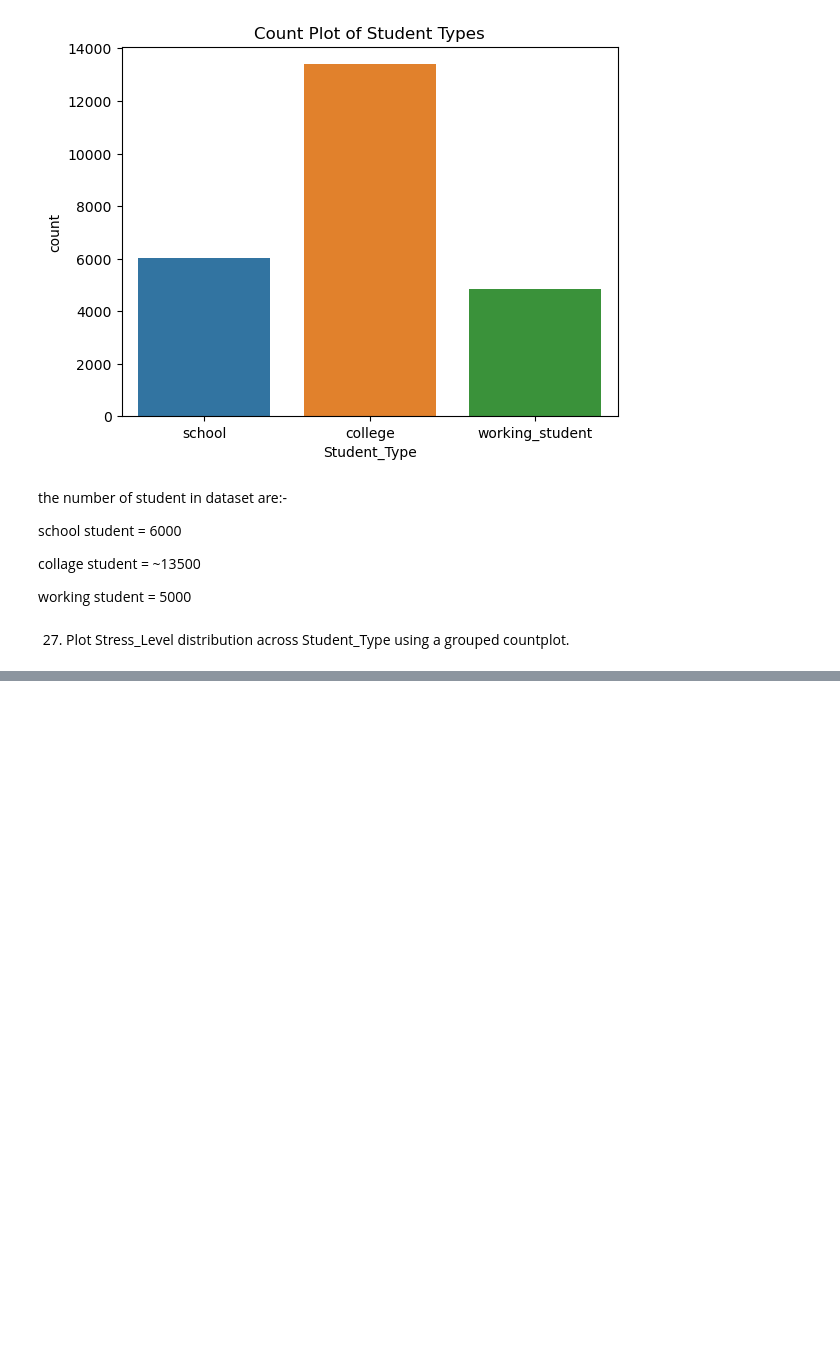
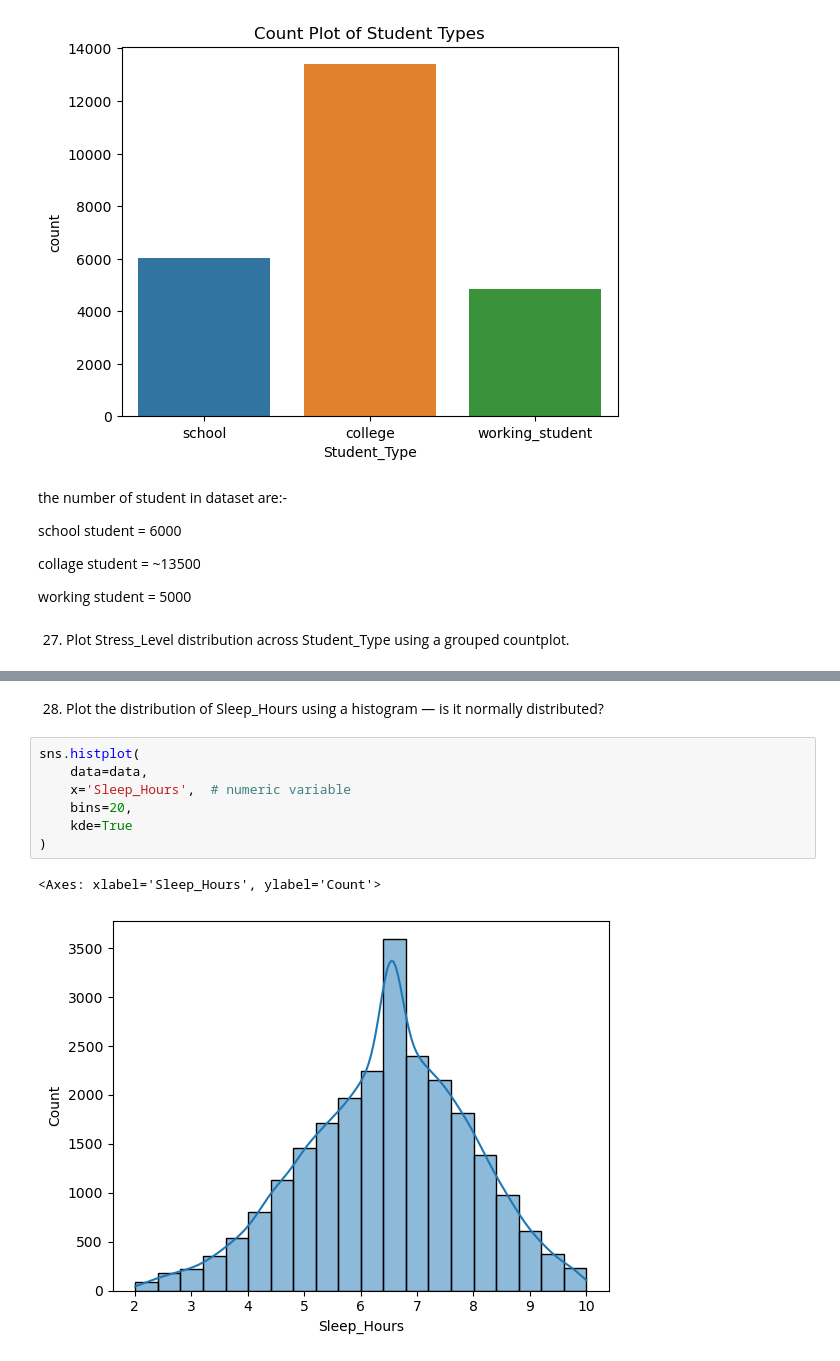
Before and after one commit to bikashsahani/Student-Lifestyle-Analysis, a Jupyter notebook: Student_Lifestyle_Analysis.ipynb, the cells around one changed output, grey strips where cells are left out. Drawn from its saved outputs; the diff is of its cells as text; blank space fills up the shorter version.

```diff
--- a/Student_Lifestyle_Analysis.ipynb
+++ b/Student_Lifestyle_Analysis.ipynb
@@ -548,0 +569,12 @@ working student = 5000
+# %% [markdown]
+28. Plot the distribution of Sleep_Hours using a histogram — is it normally distributed?
+# %%
+sns.histplot(
+    data=data,
+    x='Sleep_Hours',  # numeric variable
+    bins=20,
+    kde=True
+)
+# %% [output]
+<Axes: xlabel='Sleep_Hours', ylabel='Count'>
+[figure, added]
```
Also changed, not shown: parts of 28 cells of this notebook.
